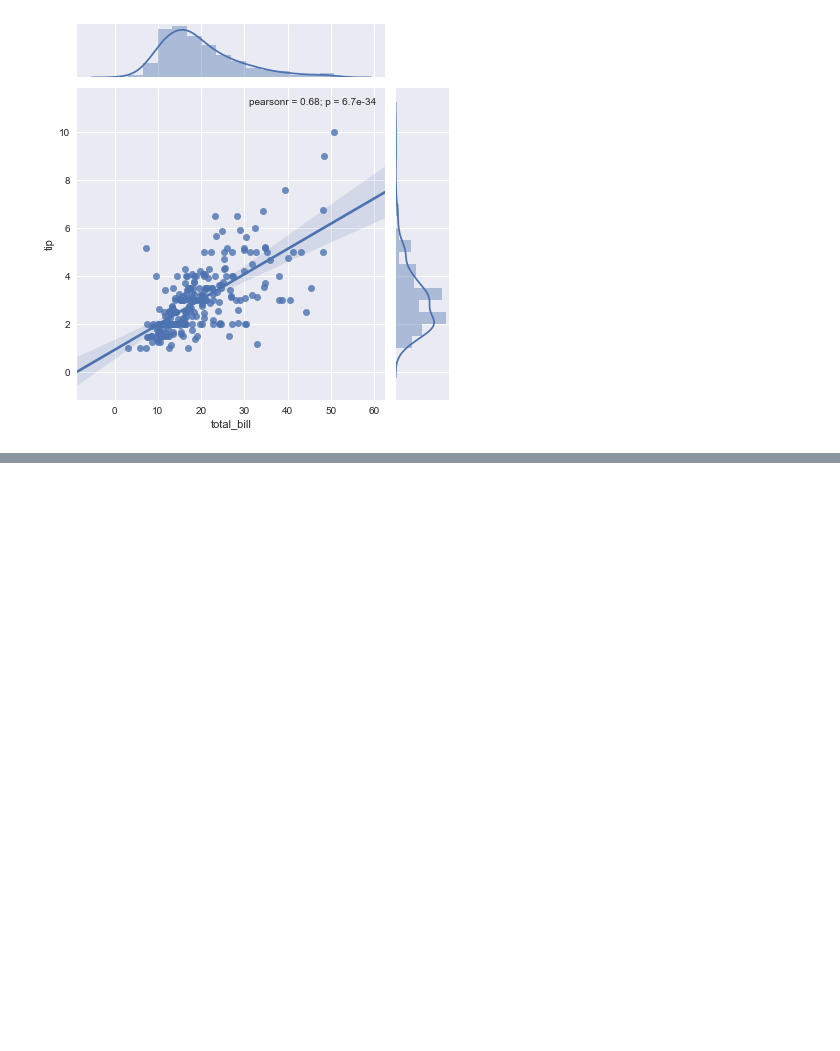
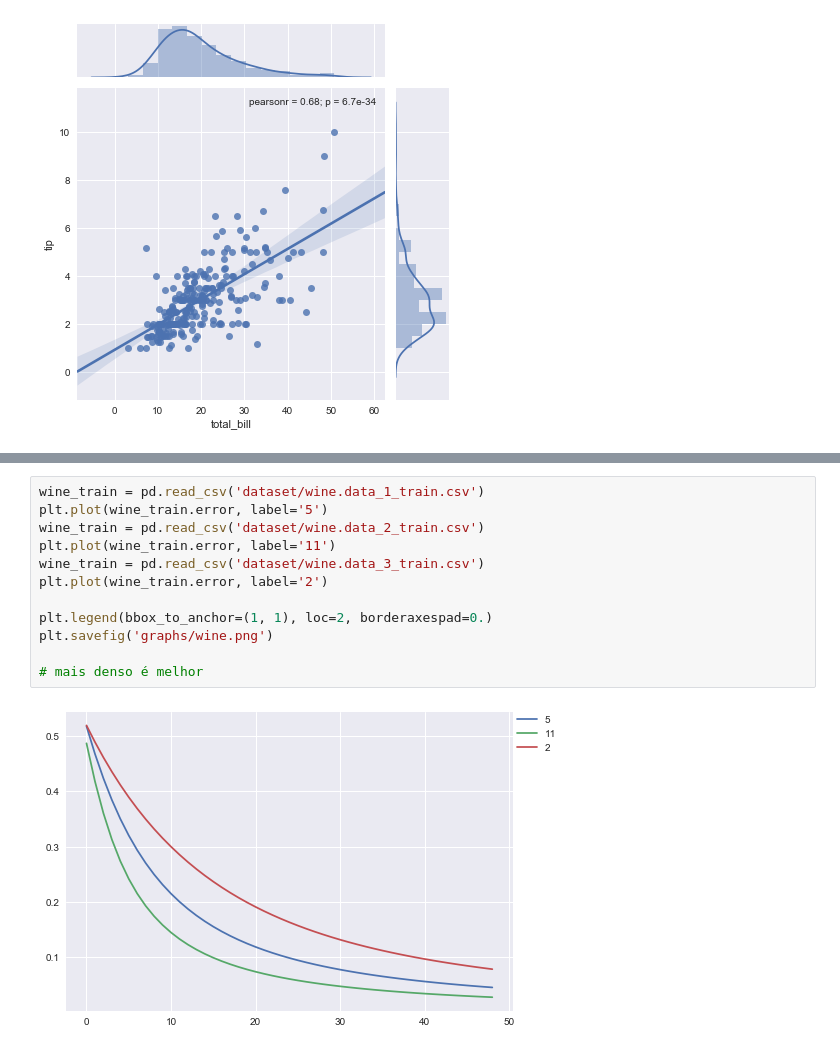
Before and after one commit to gslandtreter/pyNeuralClassifier, a Jupyter notebook: dataviz.ipynb, the cells around one changed output, grey strips where cells are left out. Drawn from its saved outputs; the diff is of its cells as text; blank space fills up the shorter version.

Commit message:
generating performance comparing graphics

```diff
--- a/dataviz.ipynb
+++ b/dataviz.ipynb
@@ -124,0 +181,14 @@ wine_test
+# %%
+wine_train = pd.read_csv('dataset/wine.data_1_train.csv')
+plt.plot(wine_train.error, label='5')
+wine_train = pd.read_csv('dataset/wine.data_2_train.csv')
+plt.plot(wine_train.error, label='11')
+wine_train = pd.read_csv('dataset/wine.data_3_train.csv')
+plt.plot(wine_train.error, label='2')
+
+plt.legend(bbox_to_anchor=(1, 1), loc=2, borderaxespad=0.)
+plt.savefig('graphs/wine.png')
+
+# mais denso é melhor
+# %% [output]
+[figure, added]
```
Also changed, not shown: parts of 10 cells of this notebook.
